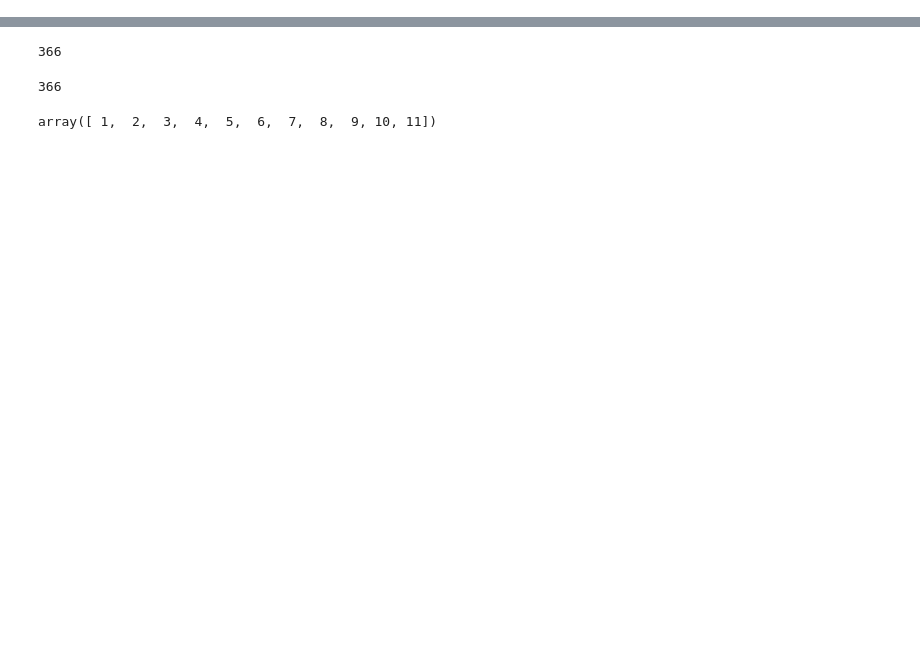
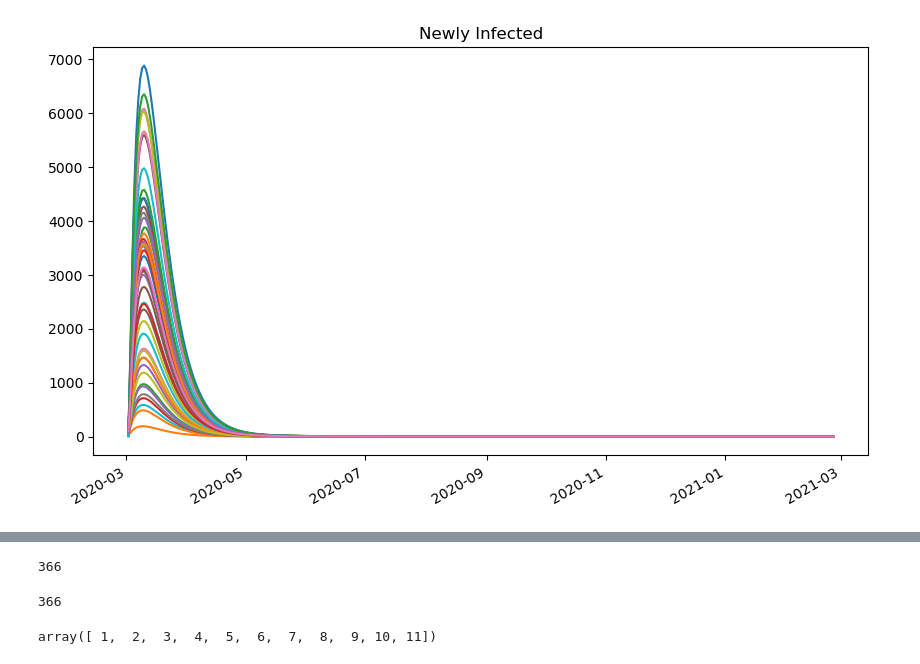
Before and after one commit to shakir507/arbovirus-work, a Jupyter notebook: pythonanalysis/plot_dengueTesting.ipynb, the cells around one changed output, grey strips where cells are left out. Drawn from its saved outputs; the diff is of its cells as text; code cells hidden in the pictures; blank space fills up the shorter version.

```diff
--- a/pythonanalysis/plot_dengueTesting.ipynb
+++ b/pythonanalysis/plot_dengueTesting.ipynb
@@ -1,3 +1,68 @@
+# %%
+#!/usr/bin/env python3
+# -*- coding: utf-8 -*-
+"""
+Created on Mon Nov 14 15:56:52 2022
+
+@author: shakir
+"""
+import os
+import numpy as np
+import pandas as pd
+import time
+import datetime as dt
+import matplotlib.dates as mdates
+
+import matplotlib.pyplot as plt
+
+
+output_directory_base0 =  "../outputdir/"#"unshifted_revisedvaccine/"
+NetworkType="Scalefree"
+cols1=["Symptomatic"]
+
+
+
+sets=["0"]#,'1024']
+
+AllLambda1={}
+AllLambda2={}
+
+for fn in sets:
+    AllLambda1[fn]=0
+    AllLambda2[fn]=0
+
+startdate1=dt.date(2020,3,1)
+
+output_directory=output_directory_base0+str(fn)+"/"
+
+modeldata=pd.read_csv(os.path.join(output_directory,"csvContent"+NetworkType+".csv"),index_col=False)
+
+Nodes=list(modeldata.Nodes.unique())
+
+Allnodes={}
+for nd in Nodes:
+    Allnodes[nd]=modeldata.loc[modeldata.Nodes.isin([nd])].reset_index().drop(['index'],axis=1)['Symptomatic']
+AllnodeDF=pd.DataFrame(Allnodes)
+
+
+
+
+DataDates1=[startdate1 + dt.timedelta(days=int(x)) for x in range(1,len(modeldata.loc[modeldata.Nodes.isin([1])])+1)]
+
+
+
+
+plt.figure(figsize=(10,6))
+for nd in Nodes:
+    plt.plot(DataDates1,AllnodeDF[nd])
+
+plt.title("Newly Infected")
+ax=plt.gca()
+ax.xaxis.set_major_locator(mdates.MonthLocator(interval=2))
+plt.gcf().autofmt_xdate()
+plt.show()
+# %% [output]
+[figure, added]
 # %%
 #!/usr/bin/env python3
 # -*- coding: utf-8 -*-
```
Also changed, not shown: parts of 2 cells of this notebook, 21 other files.
